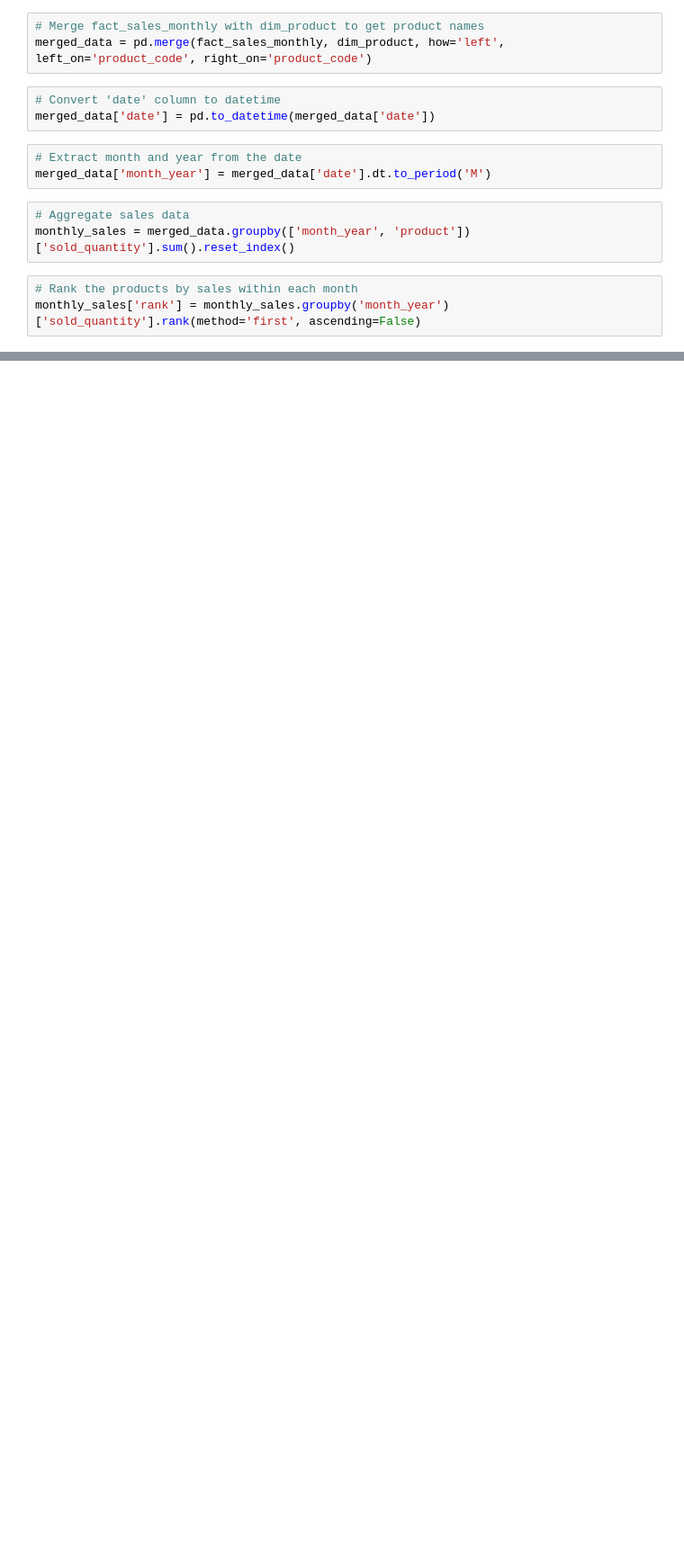
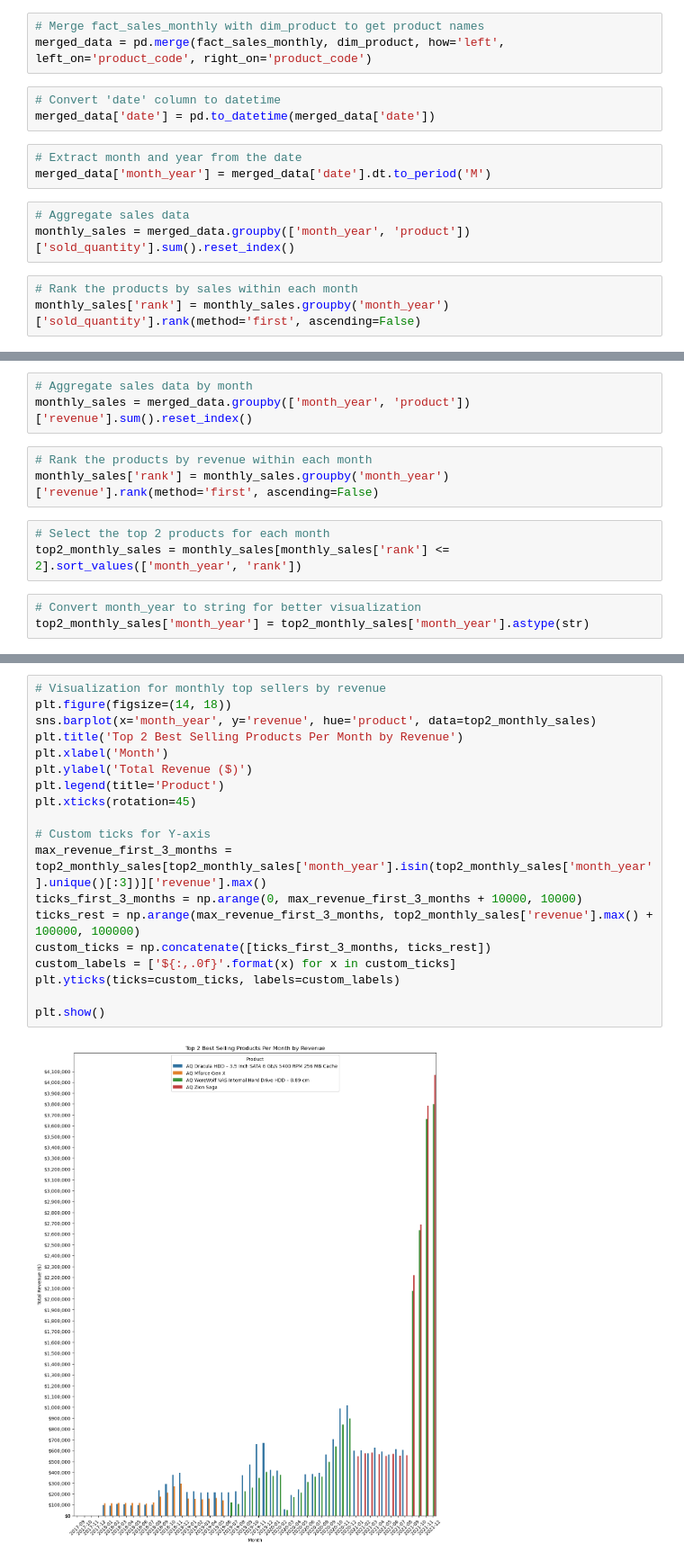
Before and after one commit to Jenner-Valdez/AtilQ, a Jupyter notebook: Main Code.ipynb, the cells around one changed output, grey strips where cells are left out. Shown at 90% size. Cells and saved outputs as stored; diff of their text form; blank space fills up the shorter version.

```diff
--- a/Main Code.ipynb
+++ b/Main Code.ipynb
@@ -130,0 +219,12 @@ plt.show()
+# %%
+# Aggregate sales data by month
+monthly_sales = merged_data.groupby(['month_year', 'product'])['revenue'].sum().reset_index()
+# %%
+# Rank the products by revenue within each month
+monthly_sales['rank'] = monthly_sales.groupby('month_year')['revenue'].rank(method='first', ascending=False)
+# %%
+# Select the top 2 products for each month
+top2_monthly_sales = monthly_sales[monthly_sales['rank'] <= 2].sort_values(['month_year', 'rank'])
+# %%
+# Convert month_year to string for better visualization
+top2_monthly_sales['month_year'] = top2_monthly_sales['month_year'].astype(str)
@@ -130,0 +255,21 @@ plt.show()
+# %%
+# Visualization for monthly top sellers by revenue
+plt.figure(figsize=(14, 18))
+sns.barplot(x='month_year', y='revenue', hue='product', data=top2_monthly_sales)
+plt.title('Top 2 Best Selling Products Per Month by Revenue')
+plt.xlabel('Month')
+plt.ylabel('Total Revenue ($)')
+plt.legend(title='Product')
+plt.xticks(rotation=45)
+
+# Custom ticks for Y-axis
+max_revenue_first_3_months = top2_monthly_sales[top2_monthly_sales['month_year'].isin(top2_monthly_sales['month_year'].unique()[:3])]['revenue'].max()
+ticks_first_3_months = np.arange(0, max_revenue_first_3_months + 10000, 10000)
+ticks_rest = np.arange(max_revenue_first_3_months, top2_monthly_sales['revenue'].max() + 100000, 100000)
+custom_ticks = np.concatenate([ticks_first_3_months, ticks_rest])
+custom_labels = ['${:,.0f}'.format(x) for x in custom_ticks]
+plt.yticks(ticks=custom_ticks, labels=custom_labels)
+
+plt.show()
+# %% [output]
+[figure, added]
```
Also changed, not shown: parts of 37 cells of this notebook.
